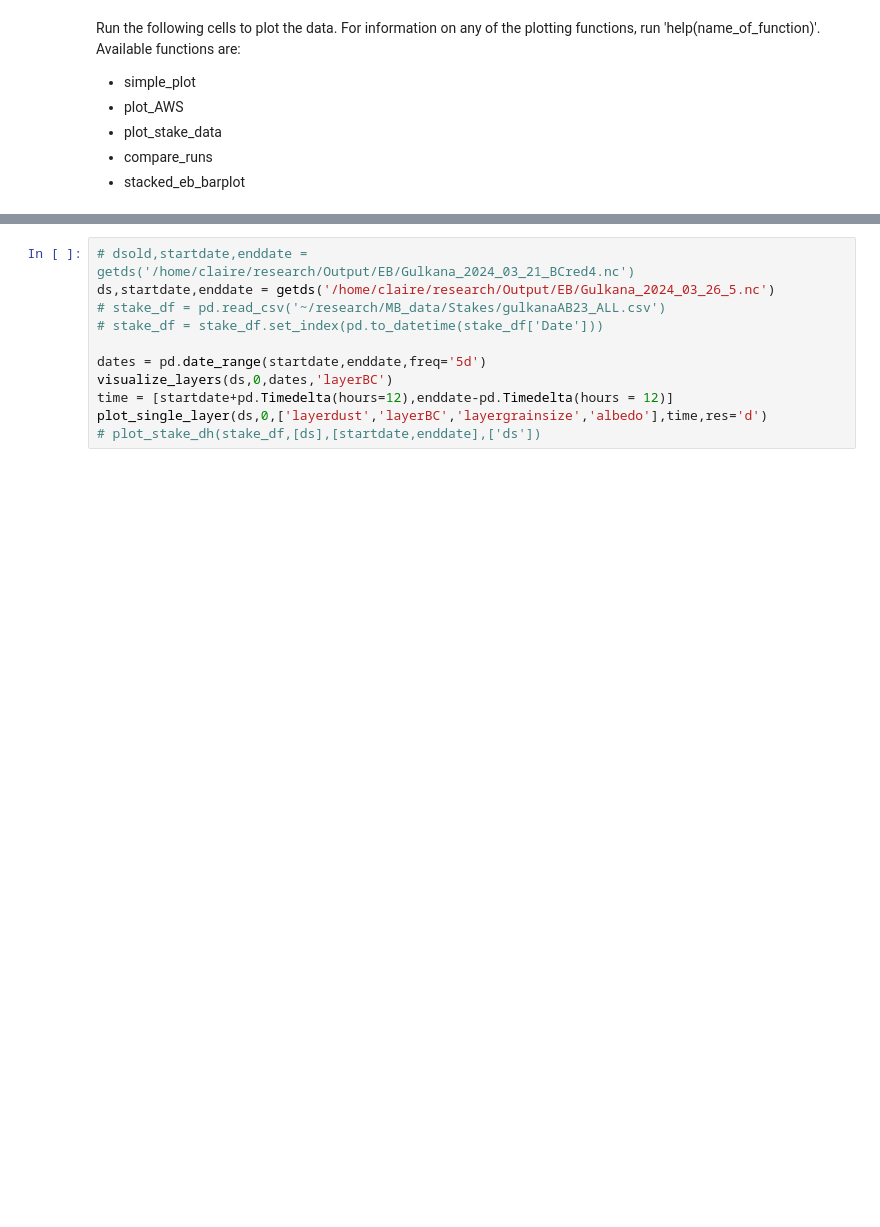
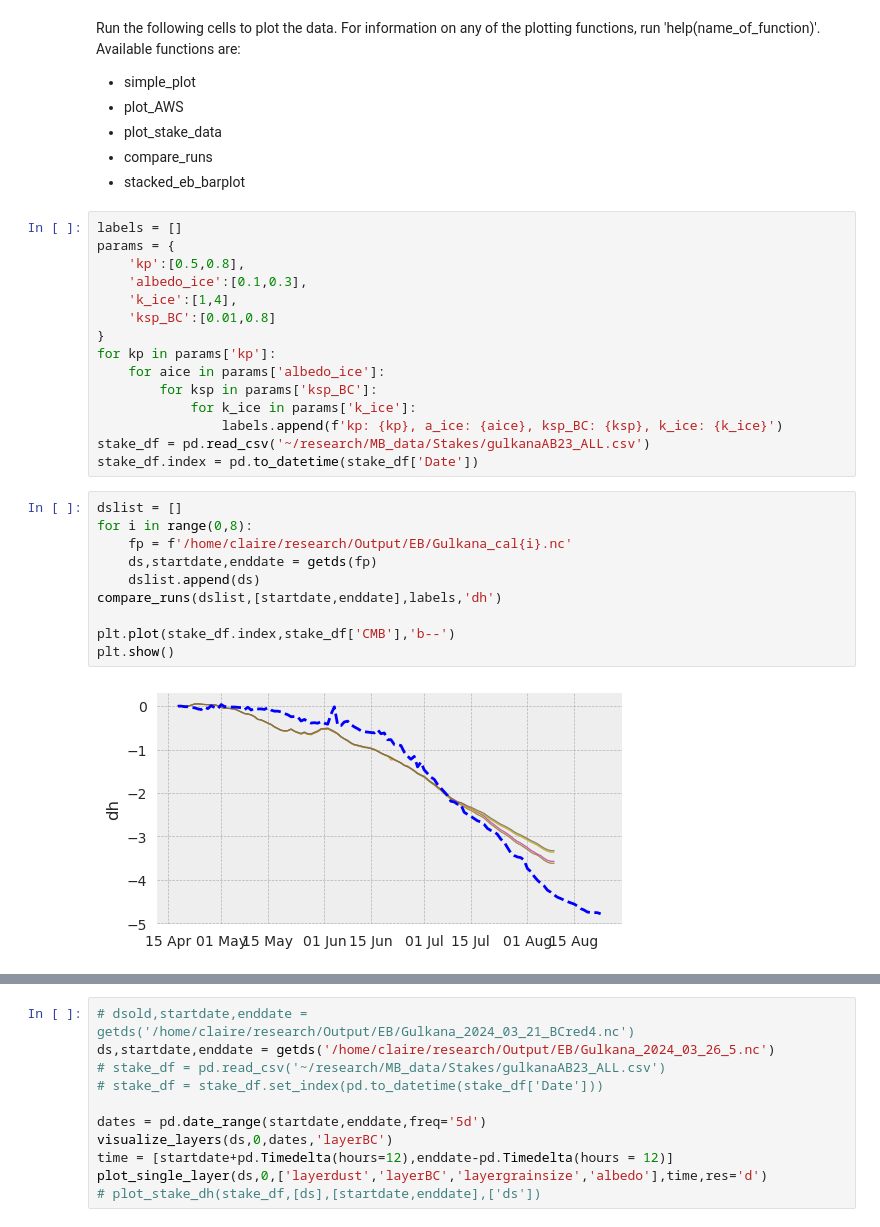
Before and after one commit to drounce/PyGEM, a Jupyter notebook: pygem_eb/processing/ebplotting.ipynb, the cells around one changed output, grey strips where cells are left out. Cells and saved outputs as stored; diff of their text form; blank space fills up the shorter version.

```diff
--- a/pygem_eb/processing/ebplotting.ipynb
+++ b/pygem_eb/processing/ebplotting.ipynb
@@ -18,3 +18,30 @@ Run the following cells to plot the data. For information on any of the plotting
 - plot_stake_data
 - compare_runs
 - stacked_eb_barplot
+# %%
+labels = []
+params = {
+    'kp':[0.5,0.8],
+    'albedo_ice':[0.1,0.3],
+    'k_ice':[1,4],
+    'ksp_BC':[0.01,0.8]
+}
+for kp in params['kp']:
+    for aice in params['albedo_ice']:
+        for ksp in params['ksp_BC']:
+            for k_ice in params['k_ice']:
+                labels.append(f'kp: {kp}, a_ice: {aice}, ksp_BC: {ksp}, k_ice: {k_ice}')
+stake_df = pd.read_csv('~/research/MB_data/Stakes/gulkanaAB23_ALL.csv')
+stake_df.index = pd.to_datetime(stake_df['Date'])
+# %%
+dslist = []
+for i in range(0,8):
+    fp = f'/home/claire/research/Output/EB/Gulkana_cal{i}.nc'
+    ds,startdate,enddate = getds(fp)
+    dslist.append(ds)
+compare_runs(dslist,[startdate,enddate],labels,'dh')
+
+plt.plot(stake_df.index,stake_df['CMB'],'b--')
+plt.show()
+# %% [output]
+[figure, added]
```
Also changed, not shown: parts of 3 cells of this notebook, 9 other files.
